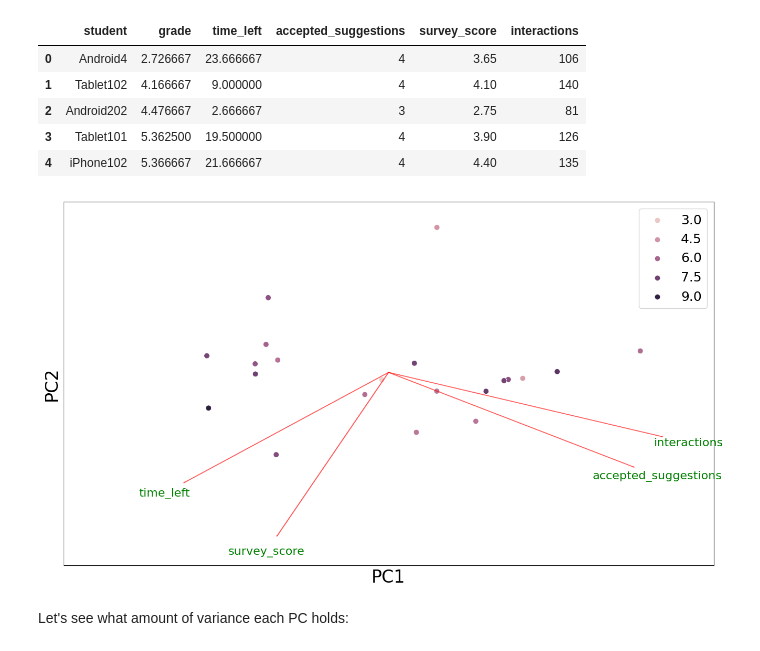
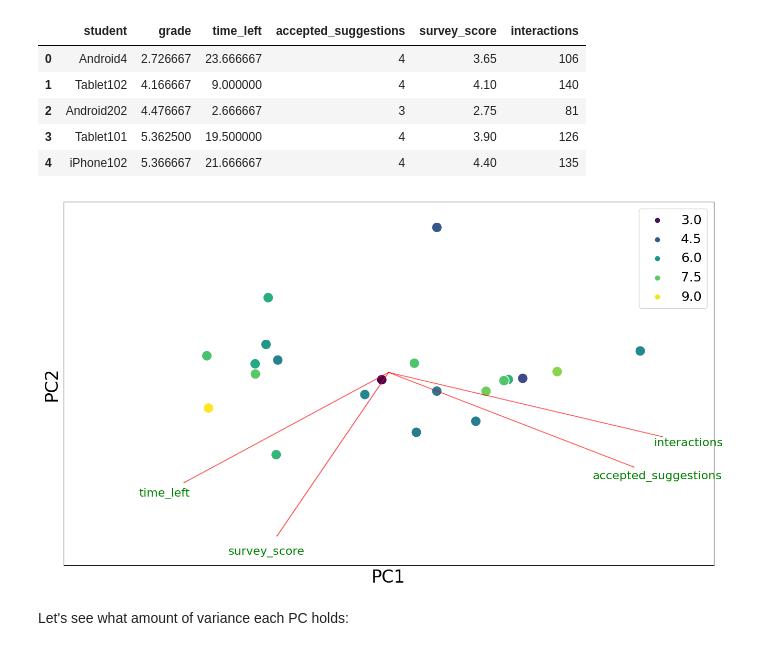
Before and after one commit to Stocastico/Evaluation_paper, a Jupyter notebook: data_analysis/Data_analysis_all.ipynb, the cells around one changed output. Saved outputs shown, nothing was run; the diff lists cells and outputs as text; code cells hidden in the pictures.

```diff
--- a/data_analysis/Data_analysis_all.ipynb
+++ b/data_analysis/Data_analysis_all.ipynb
@@ -937,7 +958,8 @@ principal_components = pca.fit_transform(X_std)
 result = pd.DataFrame(principal_components[:, 0:2], columns=['PC1', 'PC2'])
 result['grade'] = ai['grade']
 # %%
-def pca_plot(df, coeff, labels=None, fname=None):
+def pca_plot(df, coeff, hue="grade", labels=None, fname=None):
+    #sns.color_palette("viridis", as_cmap=True)
     xs = df['PC1']
     ys = df['PC2']
     n = coeff.shape[0]
@@ -945,7 +967,7 @@ def pca_plot(df, coeff, labels=None, fname=None):
     scaley = 1.0/(ys.max() - ys.min())
     df['PC1_s'] = xs * scalex
     df['PC2_s'] = ys * scaley
-    sns.scatterplot(x='PC1_s', y='PC2_s', hue='grade', data=df, s=60)
+    sns.scatterplot(x='PC1_s', y='PC2_s', hue=hue, data=df, s=200, palette='viridis')
     #plt.scatter(,ys * scaley, c = y)
     for i in range(n):
         plt.arrow(0, 0, coeff[i,0], coeff[i,1],color = 'r',alpha = 0.5)
@@ -964,11 +986,11 @@ def pca_plot(df, coeff, labels=None, fname=None):
         plt.savefig(img_folder / fname)
     plt.show()
 # %%
-pca_plot(result, np.transpose(pca.components_[0:2, :]),
+pca_plot(result, np.transpose(pca.components_[0:2, :]), 'grade',
          ["time_left", "accepted_suggestions", "survey_score", "interactions"],
          'PCA_grades')
 # %% [output]
-[figure, old version]
+[figure, new version]
 # %% [markdown]
 Let's see what amount of variance each PC holds:
 # %%
```
Also changed, not shown: parts of 9 cells of this notebook, 13 other files.
